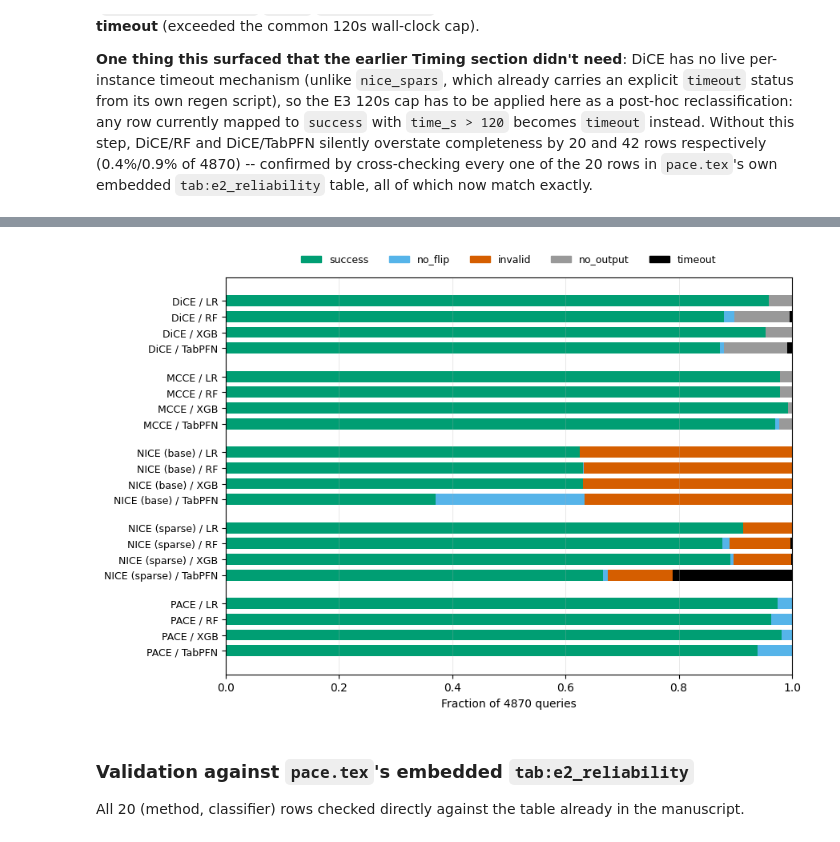
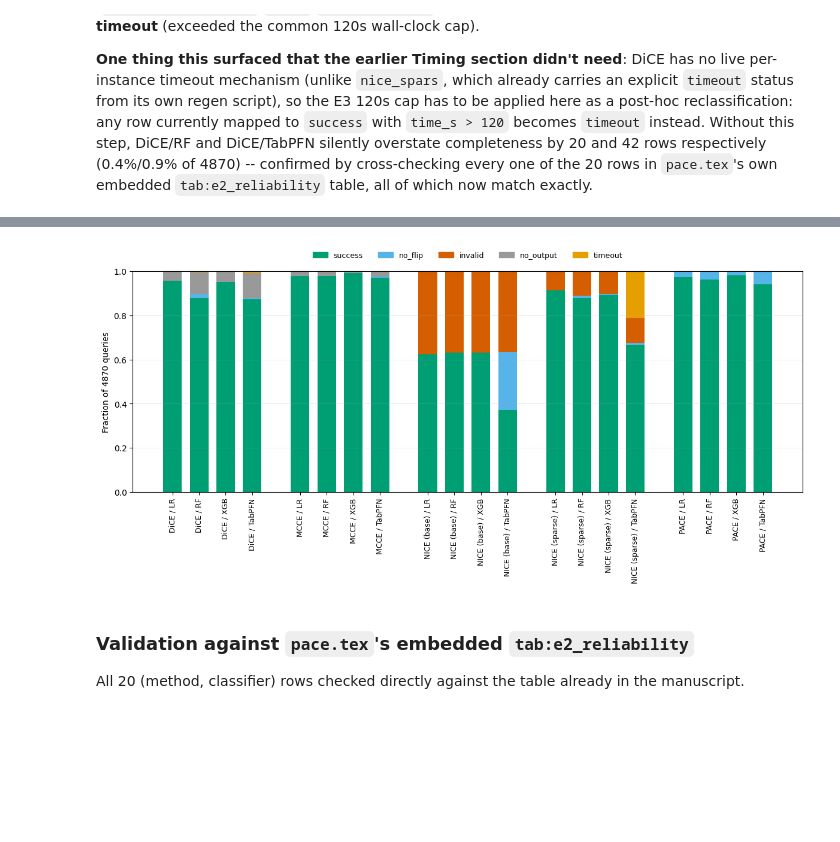
Before and after one commit to leonidaschristodoulou/cf-proposal, a Jupyter notebook: cfprop_analysis.ipynb, the cells around one changed output, grey strips where cells are left out. Saved outputs shown, nothing was run; the diff lists cells and outputs as text; code cells hidden in the pictures; blank space fills up the shorter version.

Commit message:
Switch E2 reliability plot to vertical bars, timeout to orange
Co-Authored-By: Claude Sonnet 5 <noreply@anthropic.com>

```diff
--- a/cfprop_analysis.ipynb
+++ b/cfprop_analysis.ipynb
@@ -1505,7 +1505,7 @@ STATUS_MAP = {
 OUTCOME_ORDER = ["success", "no_flip", "invalid", "no_output", "timeout"]
 OUTCOME_COLORS = {
     "success": "#009E73", "no_flip": "#56B4E9", "invalid": "#D55E00",
-    "no_output": "#999999", "timeout": "#000000",
+    "no_output": "#999999", "timeout": "#E69F00",
 }
 
 def compute_outcomes(df, time_cap=120.0):
@@ -1549,39 +1549,38 @@ pace       LR         4746      124        0          0        0
            XGB        4777       93        0          0        0
            TabPFN     4577      293        0          0        0
 # %%
-fig, ax = plt.subplots(figsize=(9, 6))
+fig, ax = plt.subplots(figsize=(12, 6))
 positions, labels = [], []
 pos = 0
 bar_width = 0.7
 
 for method in e2_methods:
     for model in e2_models:
         row = e2_frac.loc[(method, model)]
-        left = 0.0
+        bottom = 0.0
         for outcome in OUTCOME_ORDER:
             val = row[outcome]
             if val > 0:
-                ax.barh(pos, val, left=left, height=bar_width, color=OUTCOME_COLORS[outcome])
-            left += val
+                ax.bar(pos, val, bottom=bottom, width=bar_width, color=OUTCOME_COLORS[outcome])
+            bottom += val
         positions.append(pos)
         labels.append(f"{METHOD_LABELS[method]} / {model}")
         pos += 1
     pos += 0.8  # gap between method groups
 
-ax.set_yticks(positions)
-ax.set_yticklabels(labels, fontsize=9)
-ax.invert_yaxis()
-ax.set_xlabel("Fraction of 4870 queries")
-ax.set_xlim(0, 1)
+ax.set_xticks(positions)
+ax.set_xticklabels(labels, fontsize=9, rotation=90)
+ax.set_ylabel("Fraction of 4870 queries")
+ax.set_ylim(0, 1)
 handles = [plt.Rectangle((0, 0), 1, 1, color=OUTCOME_COLORS[o]) for o in OUTCOME_ORDER]
-ax.legend(handles, OUTCOME_ORDER, loc="upper center", bbox_to_anchor=(0.5, 1.08),
+ax.legend(handles, OUTCOME_ORDER, loc="upper center", bbox_to_anchor=(0.5, 1.12),
          ncol=len(OUTCOME_ORDER), frameon=False, fontsize=9)
-ax.grid(True, axis="x", linewidth=0.4, alpha=0.5)
+ax.grid(True, axis="y", linewidth=0.4, alpha=0.5)
 fig.tight_layout()
 fig.savefig("real_e2_reliability_stacked.pdf", format="pdf", dpi=300, bbox_inches="tight")
 plt.show()
 # %% [output]
-[figure, old version]
+[figure, new version]
 # %% [markdown]
 ### Validation against `pace.tex`'s embedded `tab:e2_reliability`
 
```
Also changed, not shown: parts of 1 cell of this notebook.
